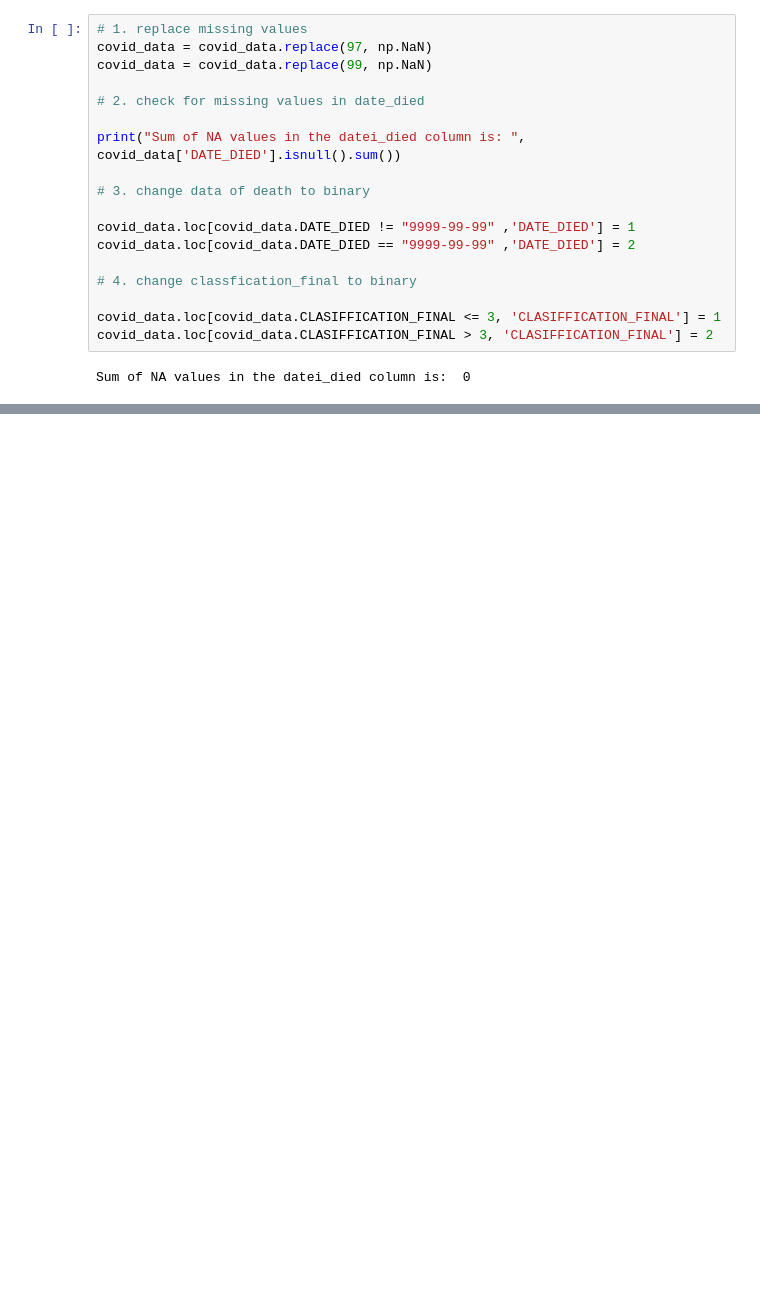
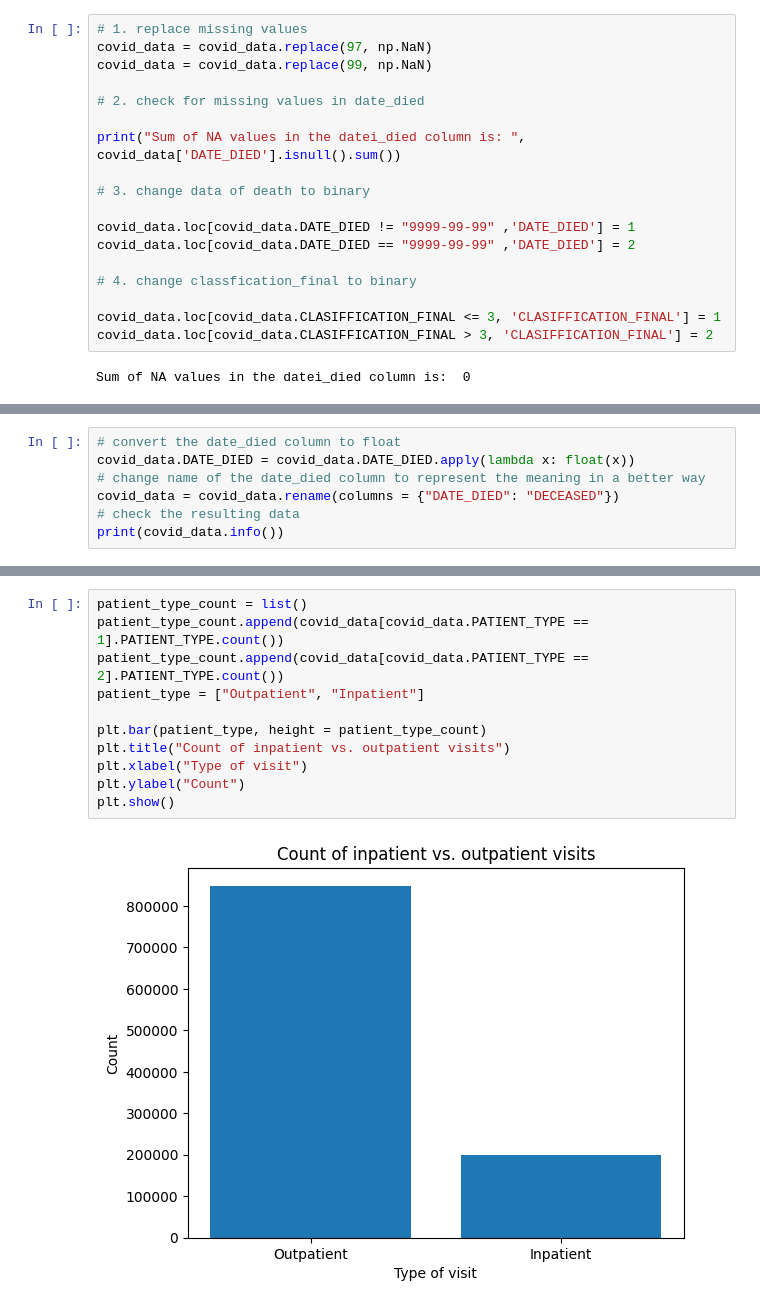
Before and after one commit to Lukas2010/accesstime_public_hospital, a Jupyter notebook: covid-19-hospital-data-mexico.ipynb, the cells around one changed output, grey strips where cells are left out. Saved outputs shown, nothing was run; the diff lists cells and outputs as text; blank space fills up the shorter version.

Commit message:
Kaggle Notebook | COVID-19 Hospital Data Mexico | Version 3

```diff
--- a/covid-19-hospital-data-mexico.ipynb
+++ b/covid-19-hospital-data-mexico.ipynb
@@ -174,0 +163,7 @@ print(covid_data.iloc[1:10,])
+# %%
+# convert the date_died column to float
+covid_data.DATE_DIED = covid_data.DATE_DIED.apply(lambda x: float(x))
+# change name of the date_died column to represent the meaning in a better way
+covid_data = covid_data.rename(columns = {"DATE_DIED": "DECEASED"})
+# check the resulting data
+print(covid_data.info())
@@ -174,0 +196,13 @@ print(covid_data.iloc[1:10,])
+# %%
+patient_type_count = list()
+patient_type_count.append(covid_data[covid_data.PATIENT_TYPE == 1].PATIENT_TYPE.count())
+patient_type_count.append(covid_data[covid_data.PATIENT_TYPE == 2].PATIENT_TYPE.count())
+patient_type = ["Outpatient", "Inpatient"]
+
+plt.bar(patient_type, height = patient_type_count)
+plt.title("Count of inpatient vs. outpatient visits")
+plt.xlabel("Type of visit")
+plt.ylabel("Count")
+plt.show()
+# %% [output]
+[figure, added]
```
Also changed, not shown: parts of 11 cells of this notebook.
